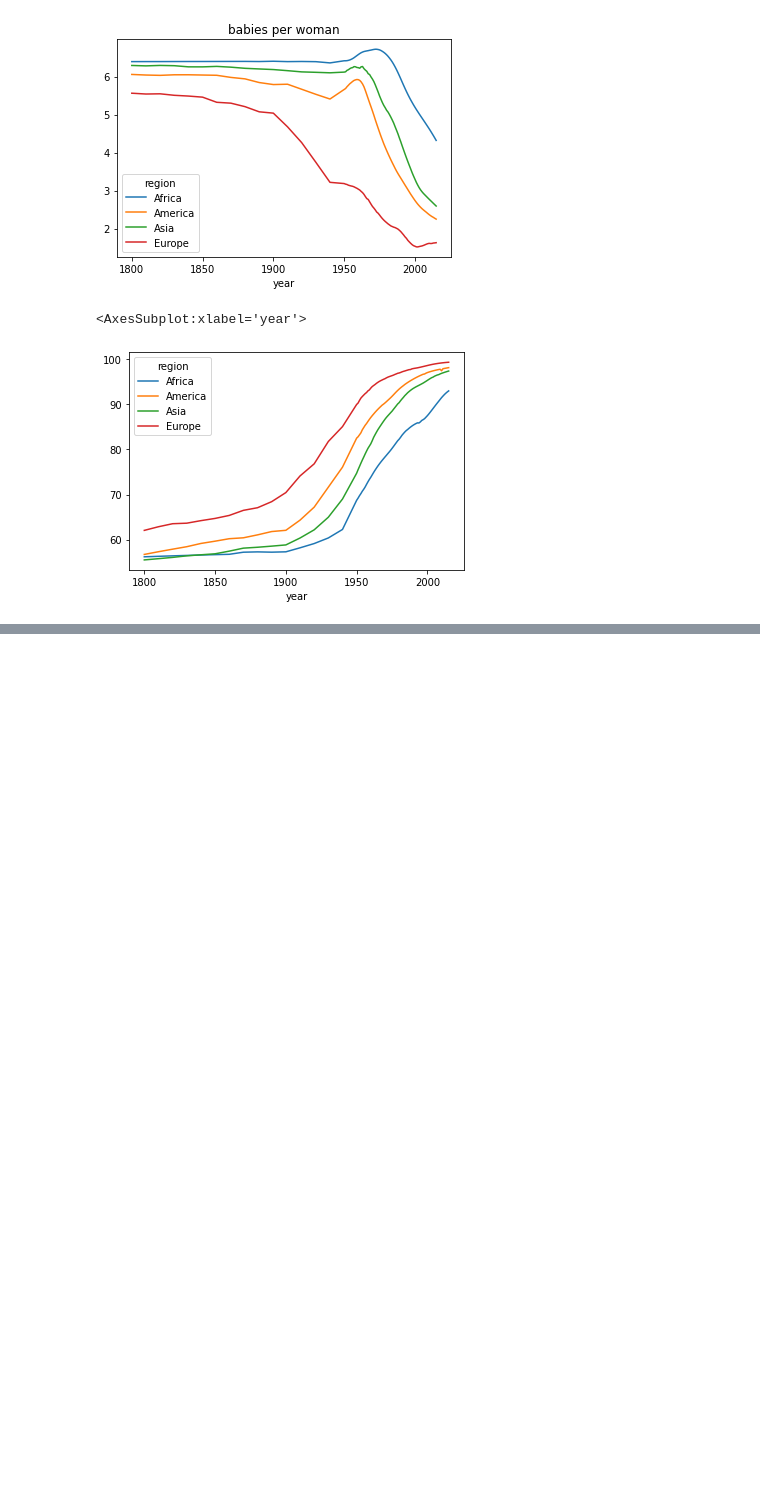
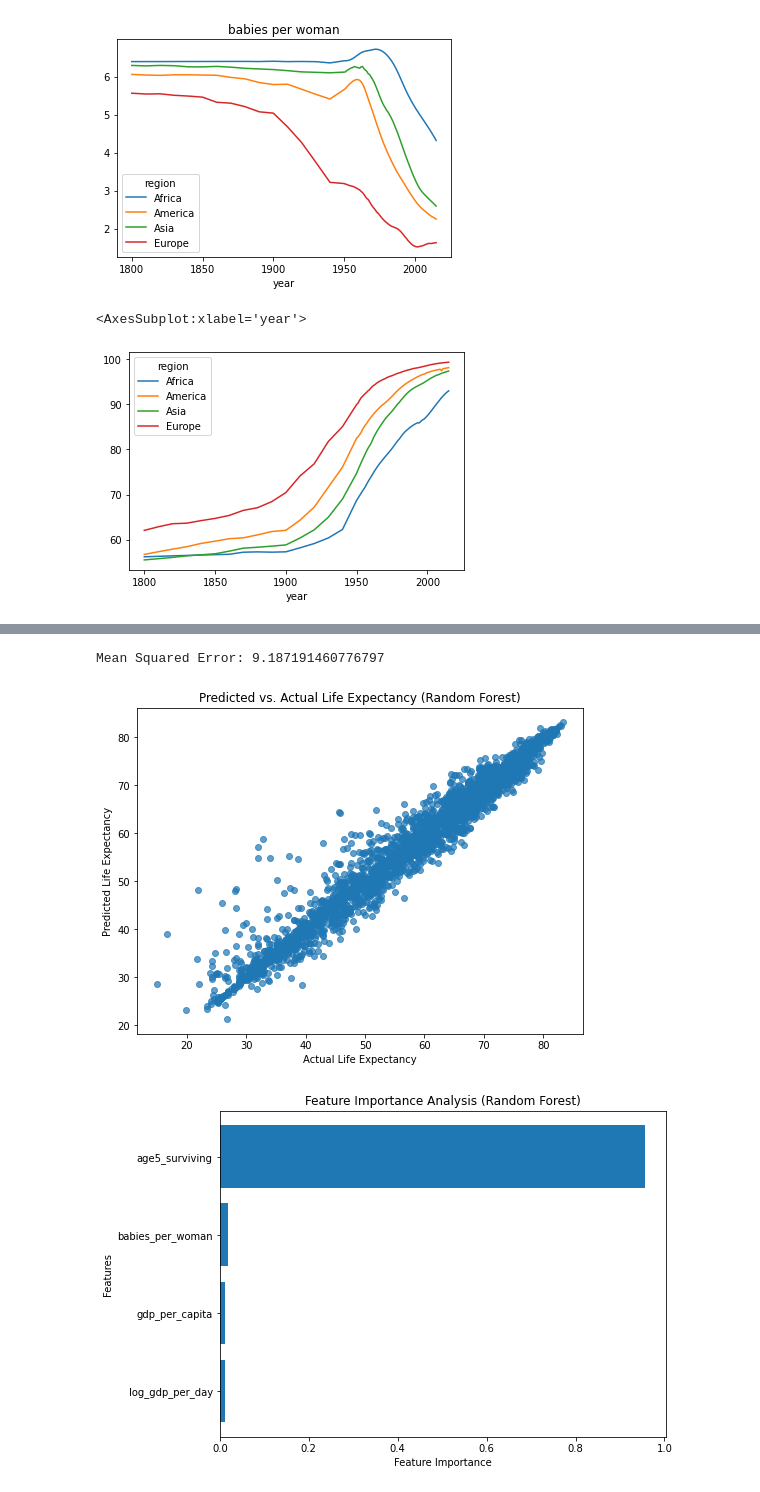
Before and after one commit to beiyonder/populationDataAnalysis, a Jupyter notebook: PopulationdataAnalysis.ipynb, the cells around one changed output, grey strips where cells are left out. Drawn from its saved outputs; the diff is of its cells as text; code cells hidden in the pictures; blank space fills up the shorter version.

```diff
--- a/PopulationdataAnalysis.ipynb
+++ b/PopulationdataAnalysis.ipynb
@@ -155,0 +202,35 @@ gapminder.pivot_table('age5_surviving', 'year', 'region').plot()
+# %%
+from sklearn.ensemble import RandomForestRegressor
+model = RandomForestRegressor(n_estimators=100, random_state=42)
+model.fit(X_train, y_train)
+
+# Make predictions on the test set
+y_pred = model.predict(X_test)
+
+# Calculate and print the mean squared error
+mse = mean_squared_error(y_test, y_pred)
+print('Mean Squared Error:', mse)
+
+# Visualize the predicted vs. actual values
+pp.figure(figsize=(8, 6))
+pp.scatter(y_test, y_pred, alpha=0.7)
+pp.xlabel('Actual Life Expectancy')
+pp.ylabel('Predicted Life Expectancy')
+pp.title('Predicted vs. Actual Life Expectancy (Random Forest)')
+pp.show()
+
+# Feature importance analysis
+feature_importance = model.feature_importances_
+sorted_idx = feature_importance.argsort()
+
+pp.figure(figsize=(8, 6))
+pp.barh(range(len(sorted_idx)), feature_importance[sorted_idx], align='center')
+pp.yticks(range(len(sorted_idx)), np.array(features)[sorted_idx])
+pp.xlabel('Feature Importance')
+pp.ylabel('Features')
+pp.title('Feature Importance Analysis (Random Forest)')
+pp.show()
+# %% [output]
+Mean Squared Error: 9.187191460776797
+[figure, added]
+[figure, added]
```
Also changed, not shown: parts of 1 cell of this notebook.
